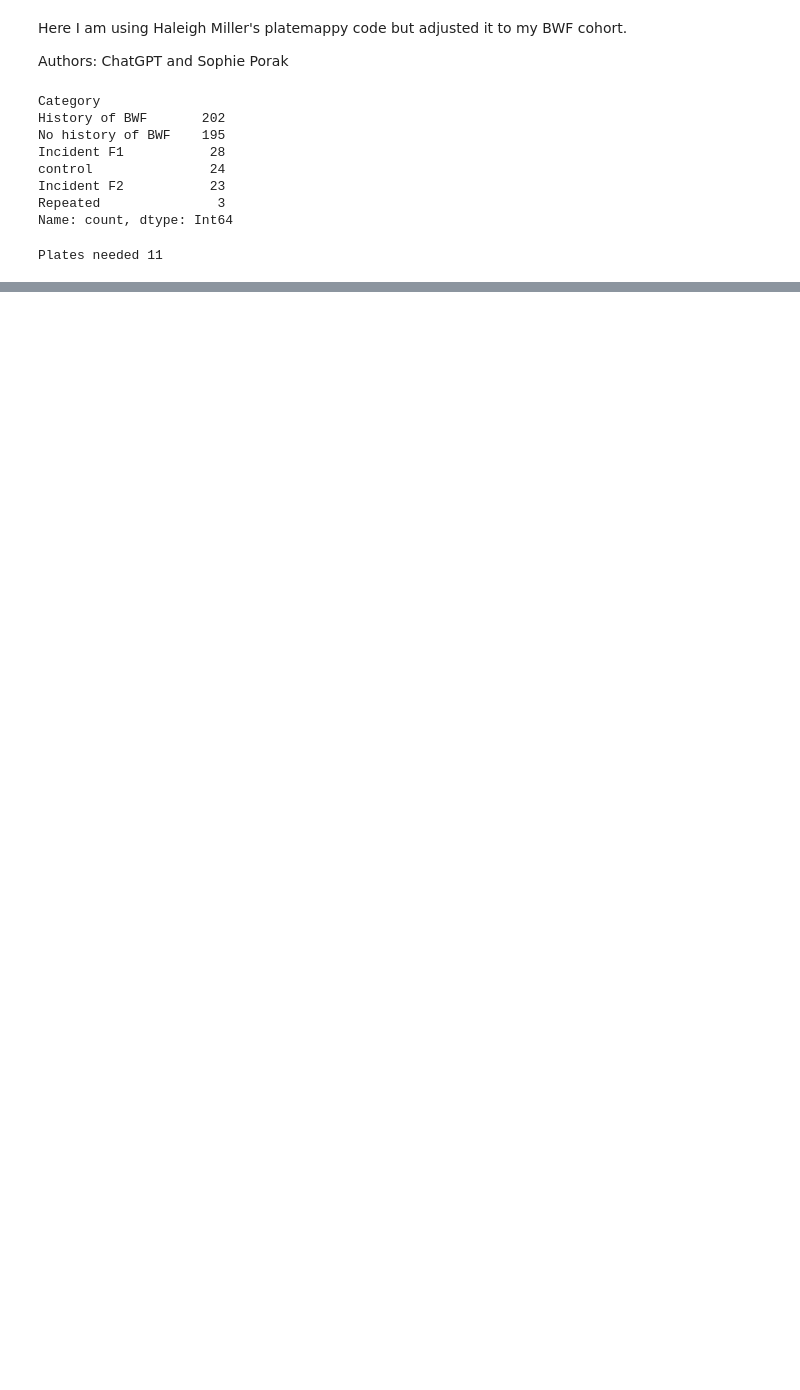
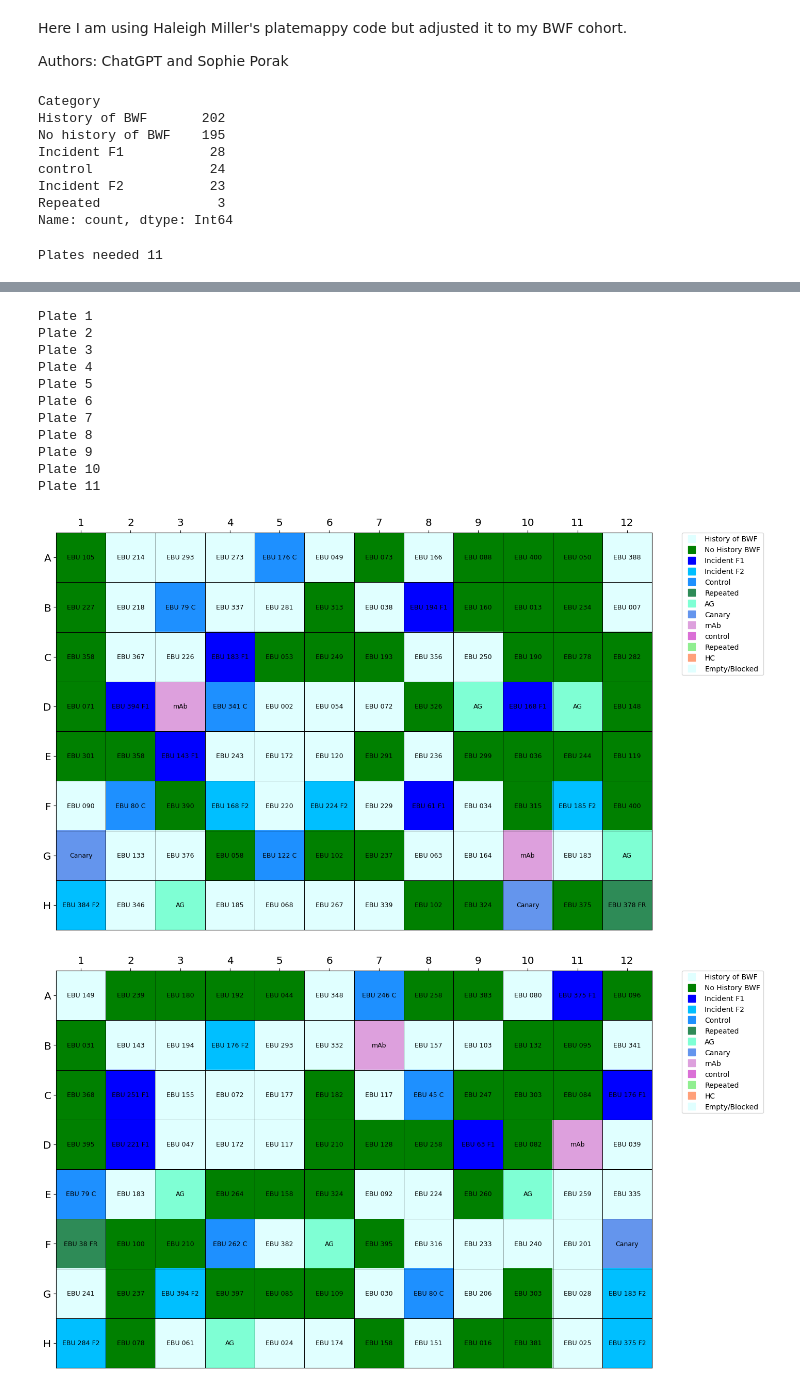
Before and after one commit to sporak577/DeRisi-Rotation, a Jupyter notebook: phipseq/sample_randomizer/platemappy_SOPO.ipynb, the cells around one changed output, grey strips where cells are left out. Saved outputs shown, nothing was run; the diff lists cells and outputs as text; code cells hidden in the pictures; blank space fills up the shorter version.

```diff
--- a/phipseq/sample_randomizer/platemappy_SOPO.ipynb
+++ b/phipseq/sample_randomizer/platemappy_SOPO.ipynb
@@ -411,0 +432,27 @@ TypeError: object of type 'NoneType' has no len()
+# %%
+key_dict = {
+    "History of BWF": "History of BWF",
+    "No history of BWF": "No History BWF",
+    "Incident F1": "Incident F1",
+    "Incident F2": "Incident F2",
+    "control": "Control",
+    "Repeated": "Repeated",
+}
+
+for pno in sorted(plates):
+    print(f"Plate {pno}")
+    md.view_plate(plates[pno], view_bin=False, key=True, key_dict=key_dict)
+# %% [output]
+Plate 1
+Plate 2
+Plate 3
+Plate 4
+Plate 5
+Plate 6
+Plate 7
+Plate 8
+Plate 9
+Plate 10
+Plate 11
+[figure, added]
+[figure, added]
```
Also changed, not shown: parts of 4 cells of this notebook.
